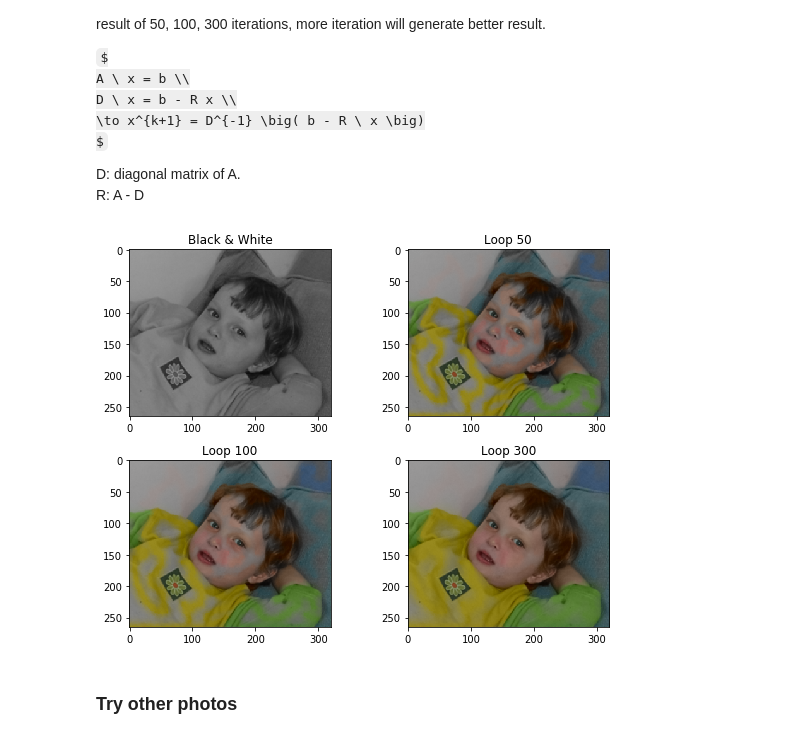
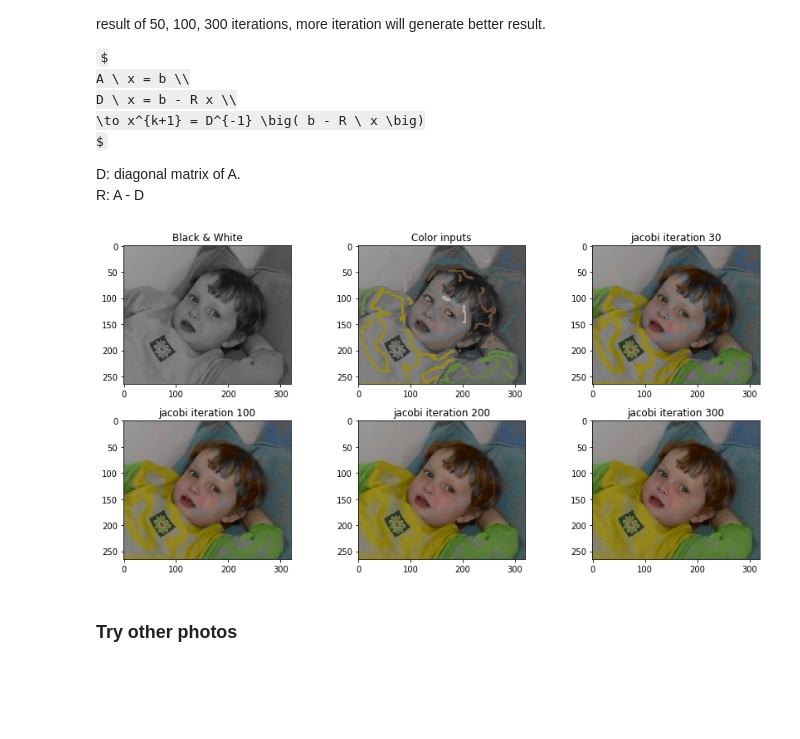
Before and after one commit to larrysu1115/ipynb-notes, a Jupyter notebook: computer-vision/x_02_colorization.ipynb, the cells around one changed output. Cells and saved outputs as stored; diff of their text form; code cells hidden in the pictures; some formulas as TeX source; blank space fills up the shorter version.

```diff
--- a/computer-vision/x_02_colorization.ipynb
+++ b/computer-vision/x_02_colorization.ipynb
@@ -202,37 +245,44 @@ R: A - D
 # %%
 # jacobi method for iterative optimization
 def jacobi(A, b, x, n, verbose=False):
     D = A.diagonal()
     R = A - scipy.sparse.diags(D)
     for i in range(n):
         x = (b - R.dot(x)) / D
     return x
 
 ansY = pic_yuv[:,:,0].reshape(pic_size, order='F')
-ansU050 = jacobi(matA, b_u, x=np.zeros(matA.shape[0]), n=50)
-ansV050 = jacobi(matA, b_v, x=np.zeros(matA.shape[0]), n=50)
-ansU100 = jacobi(matA, b_u, x=np.zeros(matA.shape[0]), n=100)
-ansV100 = jacobi(matA, b_v, x=np.zeros(matA.shape[0]), n=100)
-ansU300 = jacobi(matA, b_u, x=np.zeros(matA.shape[0]), n=300)
-ansV300 = jacobi(matA, b_v, x=np.zeros(matA.shape[0]), n=300)
+ansU1 = jacobi(matA, b_u, x=np.zeros(matA.shape[0]), n=30)
+ansV1 = jacobi(matA, b_v, x=np.zeros(matA.shape[0]), n=30)
+ansU2 = jacobi(matA, b_u, x=np.zeros(matA.shape[0]), n=100)
+ansV2 = jacobi(matA, b_v, x=np.zeros(matA.shape[0]), n=100)
+ansU3 = jacobi(matA, b_u, x=np.zeros(matA.shape[0]), n=200)
+ansV3 = jacobi(matA, b_v, x=np.zeros(matA.shape[0]), n=200)
+ansU4 = jacobi(matA, b_u, x=np.zeros(matA.shape[0]), n=300)
+ansV4 = jacobi(matA, b_v, x=np.zeros(matA.shape[0]), n=300)
 
-pic_ans050 = yuv_channels_to_rgb(ansY,ansU050,ansV050)
-pic_ans100 = yuv_channels_to_rgb(ansY,ansU100,ansV100)
-pic_ans300 = yuv_channels_to_rgb(ansY,ansU300,ansV300)
+pic_ans1 = yuv_channels_to_rgb(ansY,ansU1,ansV1)
+pic_ans2 = yuv_channels_to_rgb(ansY,ansU2,ansV2)
+pic_ans3 = yuv_channels_to_rgb(ansY,ansU3,ansV3)
+pic_ans4 = yuv_channels_to_rgb(ansY,ansU4,ansV4)
 
-fig = plt.figure(figsize=(8, 6))
-fig.add_subplot(2,2,1).set_title('Black & White')
+fig = plt.figure(figsize=(12, 6))
+fig.add_subplot(2,3,1).set_title('Black & White')
 imgplot = plt.imshow(pic_o_rgb)
-fig.add_subplot(2,2,2).set_title('Loop 50')
-imgplot = plt.imshow(pic_ans050)
-fig.add_subplot(2,2,3).set_title('Loop 100')
-imgplot = plt.imshow(pic_ans100)
-fig.add_subplot(2,2,4).set_title('Loop 300')
-imgplot = plt.imshow(pic_ans300)
+fig.add_subplot(2,3,2).set_title('Color inputs')
+imgplot = plt.imshow(pic_m_rgb)
+fig.add_subplot(2,3,3).set_title('jacobi iteration 30')
+imgplot = plt.imshow(pic_ans1)
+fig.add_subplot(2,3,4).set_title('jacobi iteration 100')
+imgplot = plt.imshow(pic_ans2)
+fig.add_subplot(2,3,5).set_title('jacobi iteration 200')
+imgplot = plt.imshow(pic_ans3)
+fig.add_subplot(2,3,6).set_title('jacobi iteration 300')
+imgplot = plt.imshow(pic_ans4)
 plt.tight_layout()
 plt.show();
 # %% [output]
-[figure, old version]
+[figure, new version]
 # %% [markdown]
 ### Try other photos
 # %%
```
Also changed, not shown: parts of 5 cells of this notebook.
